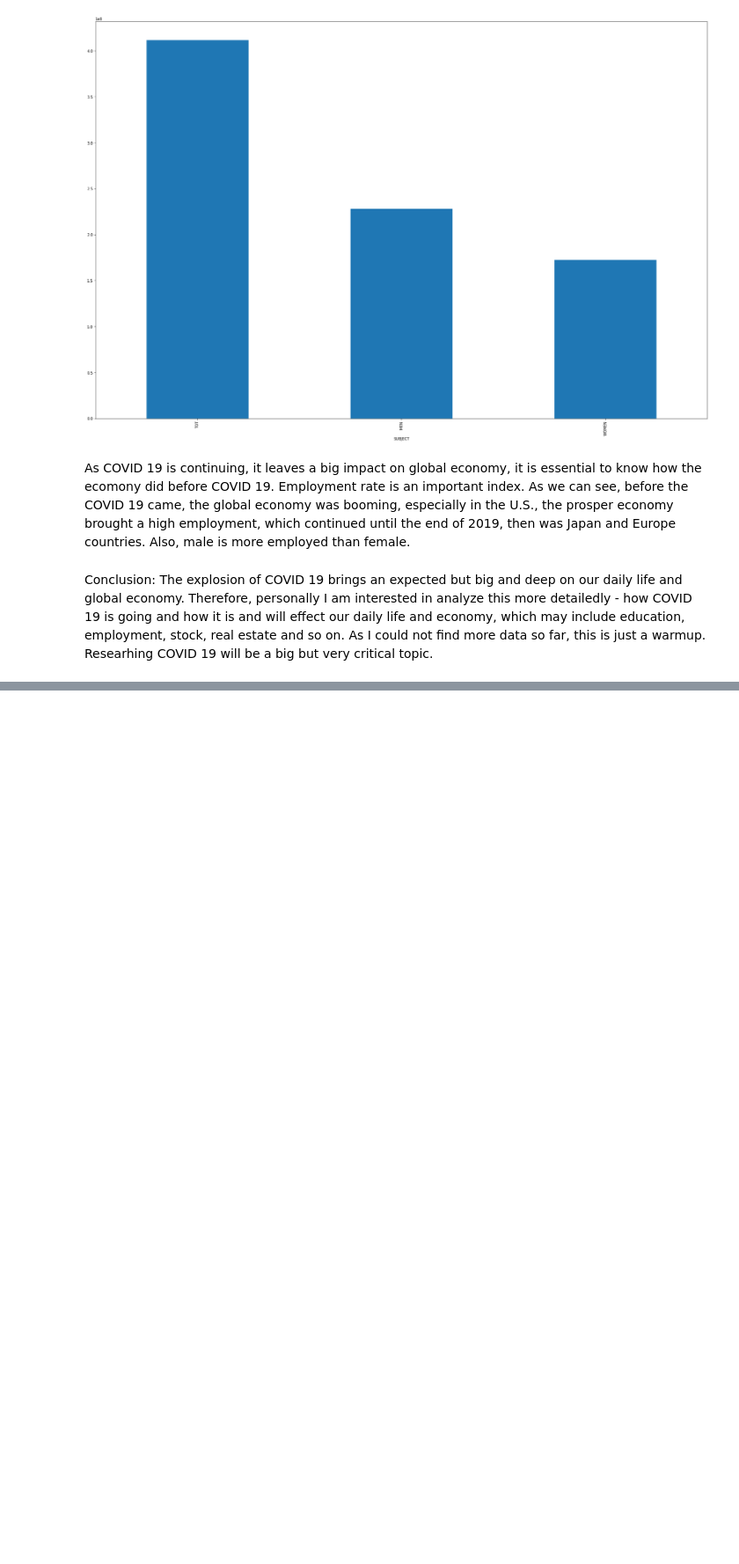
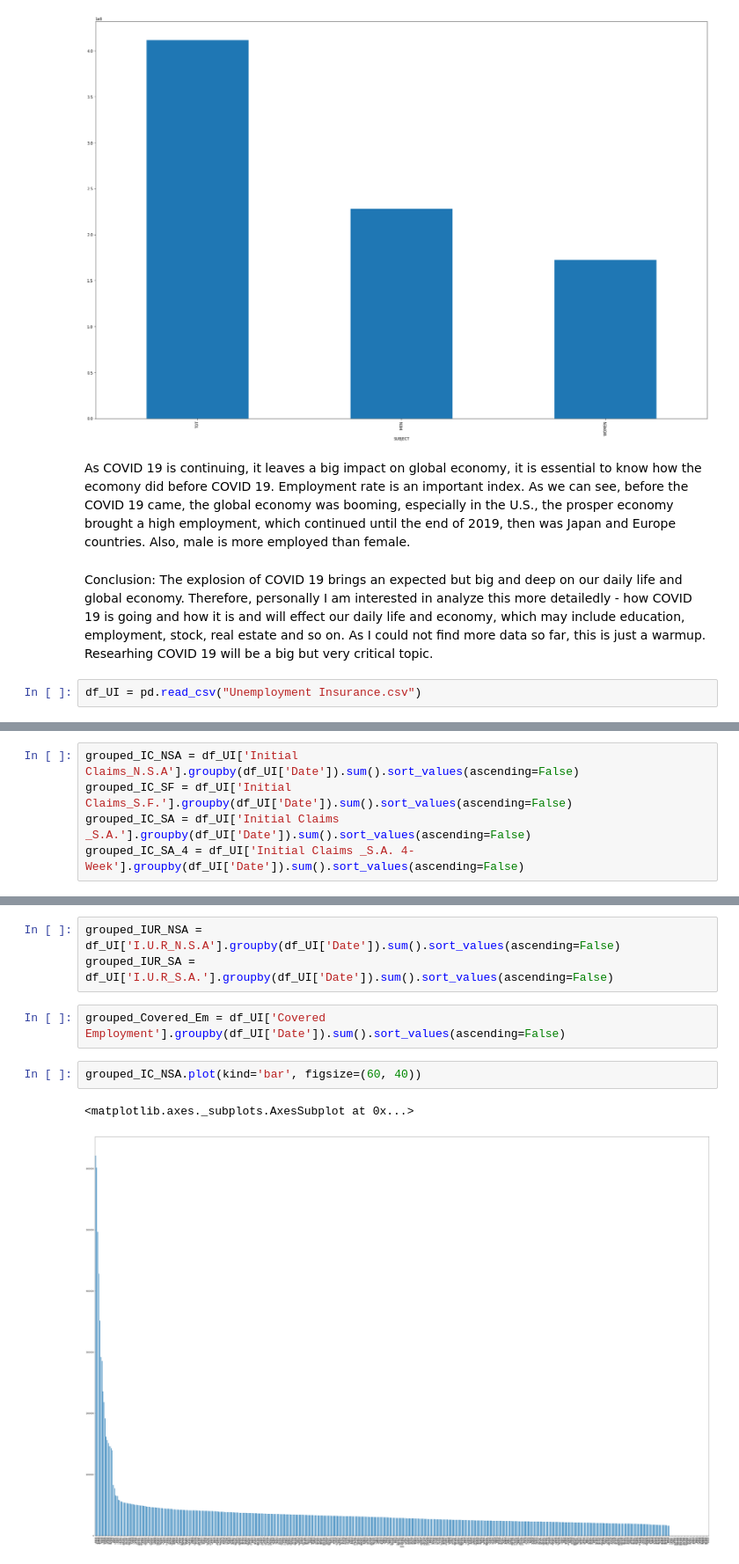
Before and after one commit to SikeDong/Data_Incubator_2020, a Jupyter notebook: Data Incubator Project - COVID 19.ipynb, the cells around one changed output, grey strips where cells are left out. Shown at 88% size. Cells and saved outputs as stored; diff of their text form; blank space fills up the shorter version.

```diff
--- a/Data Incubator Project - COVID 19.ipynb
+++ b/Data Incubator Project - COVID 19.ipynb
@@ -250,3 +250,5 @@ grouped_gender.plot(kind='bar', figsize=(30, 20))
 As COVID 19 is continuing, it leaves a big impact on global economy, it is essential to know how the ecomony did before COVID 19. Employment rate is an important index. As we can see, before the COVID 19 came, the global economy was booming, especially in the U.S., the prosper economy brought a high employment, which continued until the end of 2019, then was Japan and Europe countries. Also, male is more employed than female.
 # %% [markdown]
 Conclusion: The explosion of COVID 19 brings an expected but big and deep on our daily life and global economy. Therefore, personally I am interested in analyze this more detailedly - how COVID 19 is going and how it is and will effect our daily life and economy, which may include education, employment, stock, real estate and so on. As I could not find more data so far, this is just a warmup. Researhing COVID 19 will be a big but very critical topic.
+# %%
+df_UI = pd.read_csv("Unemployment Insurance.csv")
@@ -252,0 +275,5 @@ Conclusion: The explosion of COVID 19 brings an expected but big and deep on our
+# %%
+grouped_IC_NSA = df_UI['Initial Claims_N.S.A'].groupby(df_UI['Date']).sum().sort_values(ascending=False)
+grouped_IC_SF = df_UI['Initial Claims_S.F.'].groupby(df_UI['Date']).sum().sort_values(ascending=False)
+grouped_IC_SA = df_UI['Initial Claims	_S.A.'].groupby(df_UI['Date']).sum().sort_values(ascending=False)
+grouped_IC_SA_4 = df_UI['Initial Claims	_S.A. 4-Week'].groupby(df_UI['Date']).sum().sort_values(ascending=False)
@@ -252,0 +285,10 @@ Conclusion: The explosion of COVID 19 brings an expected but big and deep on our
+# %%
+grouped_IUR_NSA = df_UI['I.U.R_N.S.A'].groupby(df_UI['Date']).sum().sort_values(ascending=False)
+grouped_IUR_SA = df_UI['I.U.R_S.A.'].groupby(df_UI['Date']).sum().sort_values(ascending=False)
+# %%
+grouped_Covered_Em = df_UI['Covered Employment'].groupby(df_UI['Date']).sum().sort_values(ascending=False)
+# %%
+grouped_IC_NSA.plot(kind='bar', figsize=(60, 40))
+# %% [output]
+<matplotlib.axes._subplots.AxesSubplot at 0x...>
+[figure, added]
```
Also changed, not shown: parts of 13 cells of this notebook.
